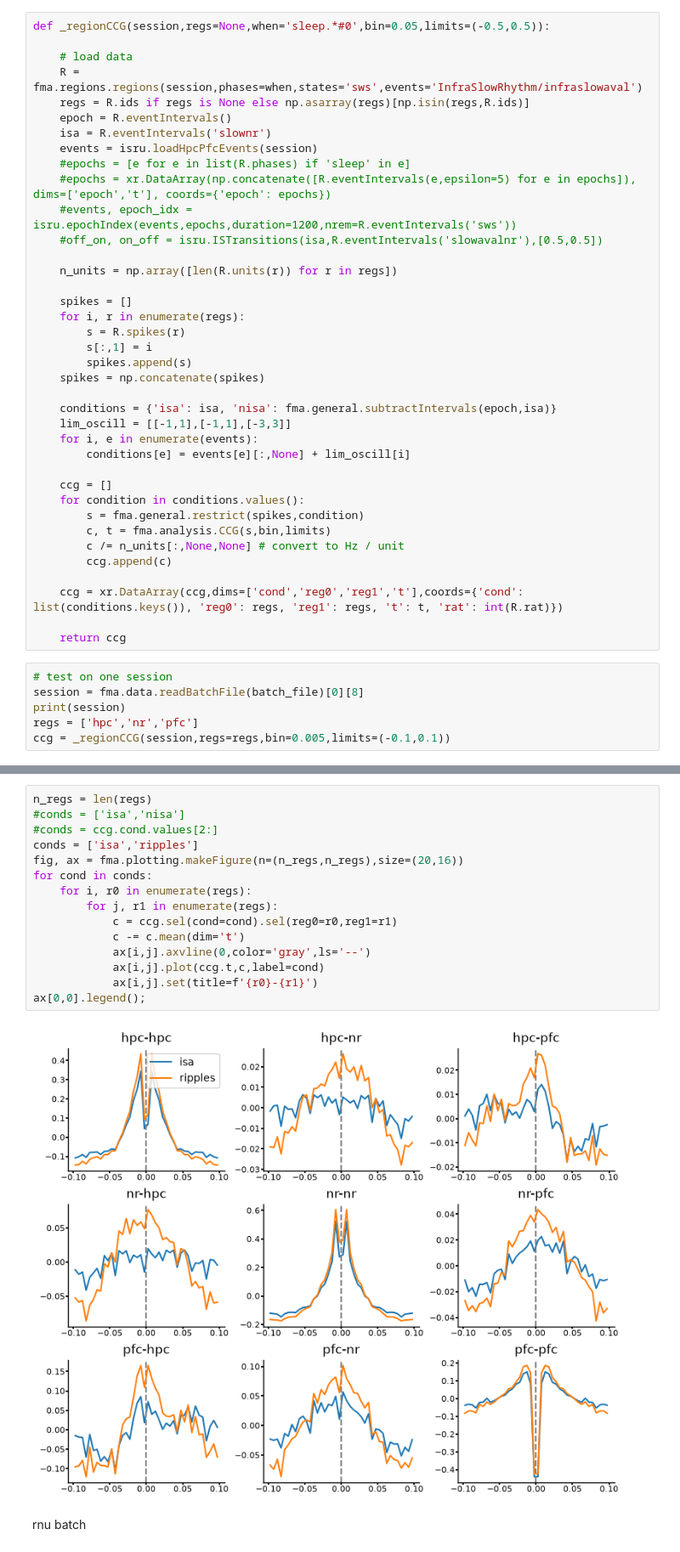
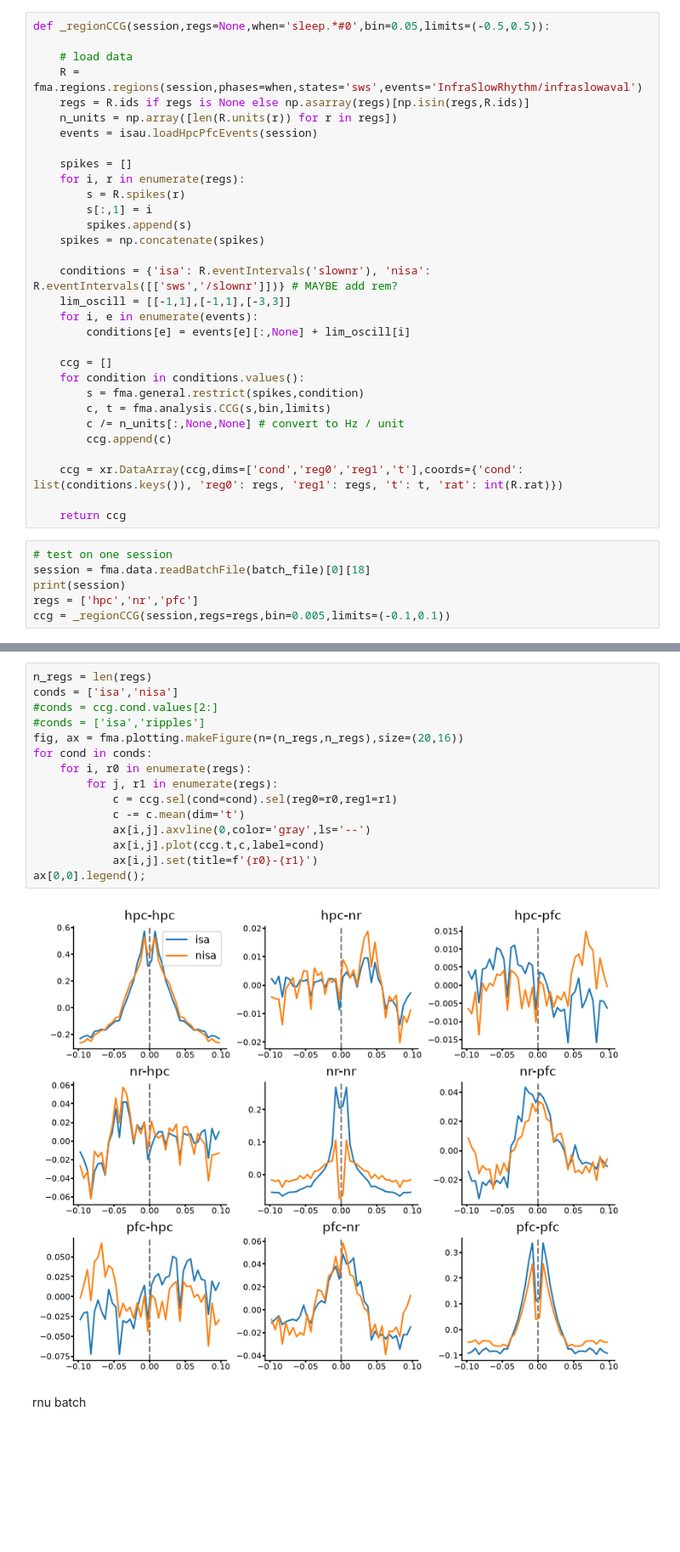
Before and after one commit to pietro-bozzo/NRCode, a Jupyter notebook: Python/Drafts/regionCCG.ipynb, the cells around one changed output, grey strips where cells are left out. Shown at 85% size. Saved outputs shown, nothing was run; the diff lists cells and outputs as text; blank space fills up the shorter version.

```diff
--- a/Python/Drafts/regionCCG.ipynb
+++ b/Python/Drafts/regionCCG.ipynb
@@ -19,15 +17,8 @@ def _regionCCG(session,regs=None,when='sleep.*#0',bin=0.05,limits=(-0.5,0.5)):
     # load data
     R = fma.regions.regions(session,phases=when,states='sws',events='InfraSlowRhythm/infraslowaval')
     regs = R.ids if regs is None else np.asarray(regs)[np.isin(regs,R.ids)]
-    epoch = R.eventIntervals()
-    isa = R.eventIntervals('slownr')
-    events = isru.loadHpcPfcEvents(session)
-    #epochs = [e for e in list(R.phases) if 'sleep' in e]
-    #epochs = xr.DataArray(np.concatenate([R.eventIntervals(e,epsilon=5) for e in epochs]), dims=['epoch','t'], coords={'epoch': epochs})
-    #events, epoch_idx = isru.epochIndex(events,epochs,duration=1200,nrem=R.eventIntervals('sws'))
-    #off_on, on_off = isru.ISTransitions(isa,R.eventIntervals('slowavalnr'),[0.5,0.5])
-
     n_units = np.array([len(R.units(r)) for r in regs])
+    events = isau.loadHpcPfcEvents(session)
 
     spikes = []
     for i, r in enumerate(regs):
@@ -36,7 +27,7 @@ def _regionCCG(session,regs=None,when='sleep.*#0',bin=0.05,limits=(-0.5,0.5)):
         spikes.append(s)
     spikes = np.concatenate(spikes)
 
-    conditions = {'isa': isa, 'nisa': fma.general.subtractIntervals(epoch,isa)}
+    conditions = {'isa': R.eventIntervals('slownr'), 'nisa': R.eventIntervals([['sws','/slownr']])} # MAYBE add rem?
     lim_oscill = [[-1,1],[-1,1],[-3,3]]
     for i, e in enumerate(events):
         conditions[e] = events[e][:,None] + lim_oscill[i]
@@ -53,7 +44,7 @@ def _regionCCG(session,regs=None,when='sleep.*#0',bin=0.05,limits=(-0.5,0.5)):
     return ccg
 # %%
 # test on one session
-session = fma.data.readBatchFile(batch_file)[0][8]
+session = fma.data.readBatchFile(batch_file)[0][18]
 print(session)
 regs = ['hpc','nr','pfc']
 ccg = _regionCCG(session,regs=regs,bin=0.005,limits=(-0.1,0.1))
@@ -62,20 +53,20 @@ ccg = _regionCCG(session,regs=regs,bin=0.005,limits=(-0.1,0.1))
 # %%
 n_regs = len(regs)
-#conds = ['isa','nisa']
+conds = ['isa','nisa']
 #conds = ccg.cond.values[2:]
-conds = ['isa','ripples']
+#conds = ['isa','ripples']
 fig, ax = fma.plotting.makeFigure(n=(n_regs,n_regs),size=(20,16))
 for cond in conds:
     for i, r0 in enumerate(regs):
         for j, r1 in enumerate(regs):
             c = ccg.sel(cond=cond).sel(reg0=r0,reg1=r1)
             c -= c.mean(dim='t')
             ax[i,j].axvline(0,color='gray',ls='--')
             ax[i,j].plot(ccg.t,c,label=cond)
             ax[i,j].set(title=f'{r0}-{r1}')
 ax[0,0].legend();
 # %% [output]
-[figure, old version]
+[figure, new version]
 # %% [markdown]
 rnu batch
 # %%
```
Also changed, not shown: parts of 6 cells of this notebook, 6 other files.
